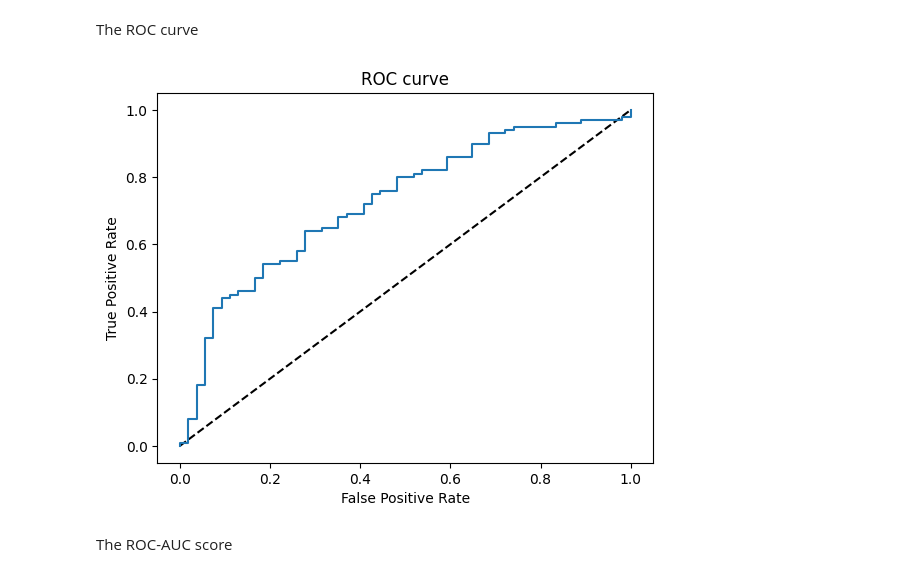
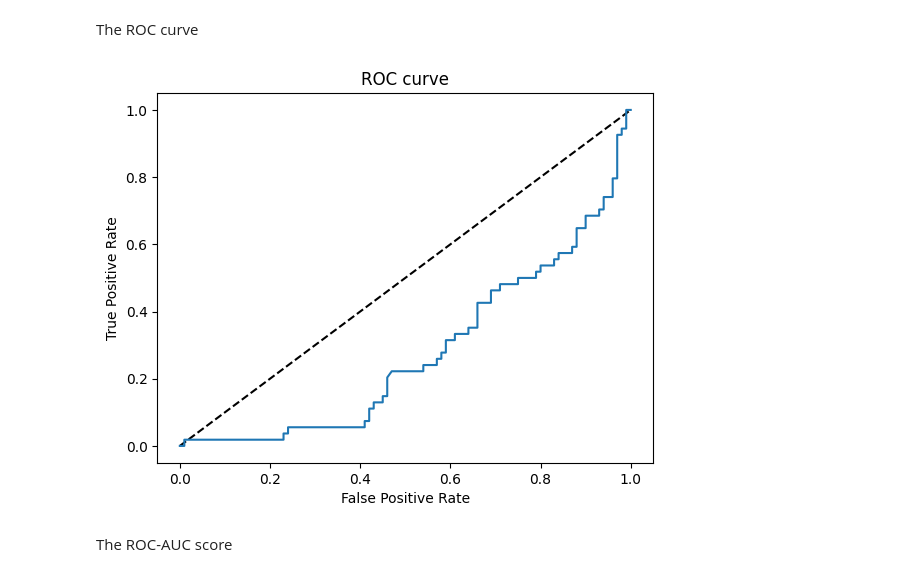
Before and after one commit to Iswarya-100/ML-datacamp, a Jupyter notebook: supervised_leaning/fine_tuning.ipynb, the cells around one changed output. Saved outputs shown, nothing was run; the diff lists cells and outputs as text; code cells hidden in the pictures.

```diff
--- a/supervised_leaning/fine_tuning.ipynb
+++ b/supervised_leaning/fine_tuning.ipynb
@@ -70,16 +70,16 @@ The ROC curve
 # %%
 from sklearn.metrics import roc_curve
 
-tpr, fpr, thresholds = roc_curve(y_test, y_pred_probs[:, 0])
+fpr, tpr, thresholds = roc_curve(y_test, y_pred_probs[:, 0])
 
 plt.plot([0, 1], [0, 1], 'k--')
 plt.plot(fpr, tpr)
 plt.xlabel("False Positive Rate")
 plt.ylabel("True Positive Rate")
 plt.title("ROC curve")
 plt.show()
 # %% [output]
-[figure, old version]
+[figure, new version]
 # %% [markdown]
 The ROC-AUC score
 # %%
```
Also changed, not shown: parts of 2 cells of this notebook.
